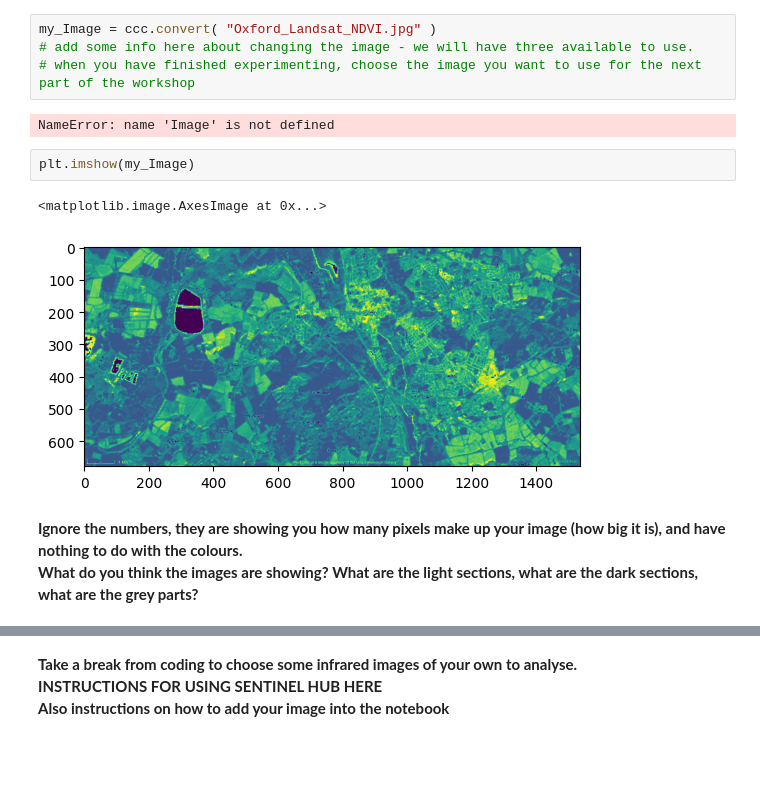
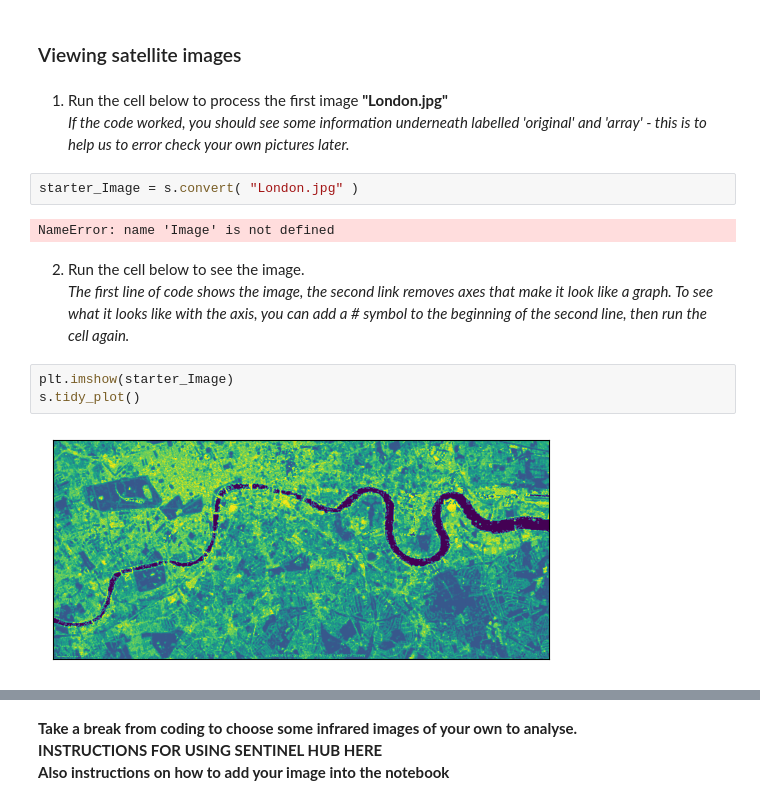
Before and after one commit to hermonochy/satellite-imagery, a Jupyter notebook: content/CCC/CreativeComputingClub.ipynb, the cells around one changed output, grey strips where cells are left out. Saved outputs shown, nothing was run; the diff lists cells and outputs as text; blank space fills up the shorter version.

Commit message:
edits and pictures

```diff
--- a/content/CCC/CreativeComputingClub.ipynb
+++ b/content/CCC/CreativeComputingClub.ipynb
@@ -11,15 +18,17 @@ import functions as ccc
-# %%
-my_Image = ccc.convert( "Oxford_Landsat_NDVI.jpg" )
-# add some info here about changing the image - we will have three available to use.
-# when you have finished experimenting, choose the image you want to use for the next part of the workshop
-# %% [output]
-NameError: name 'Image' is not defined
+# %% [markdown]
+<h3>Viewing satellite images</h3>
+# %% [markdown]
+1. Run the cell below to process the first image <strong>"London.jpg"</strong><br>
+<em>If the code worked, you should see some information underneath labelled 'original' and 'array' - this is to help us to error check your own pictures later.</em>
+# %%
+starter_Image = s.convert( "London.jpg" )
+# %% [output]
+NameError: name 'Image' is not defined
+# %% [markdown]
+2. Run the cell below to see the image.<br>
+<em>The first line of code shows the image, the second link removes axes that make it look like a graph. To see what it looks like with the axis, you can add a # symbol to the beginning of the second line, then run the cell again.</em>
 # %%
-plt.imshow(my_Image)
+plt.imshow(starter_Image)
+s.tidy_plot()
 # %% [output]
-<matplotlib.image.AxesImage at 0x...>
-[figure, old version]
+[figure, new version]
-# %% [markdown]
-**Ignore the numbers, they are showing you how many pixels make up your image (how big it is), and have nothing to do with the colours.
-<br>
-What do you think the images are showing? What are the light sections, what are the dark sections, what are the grey parts?**
```
Also changed, not shown: parts of 31 cells of this notebook, 5 other files.
